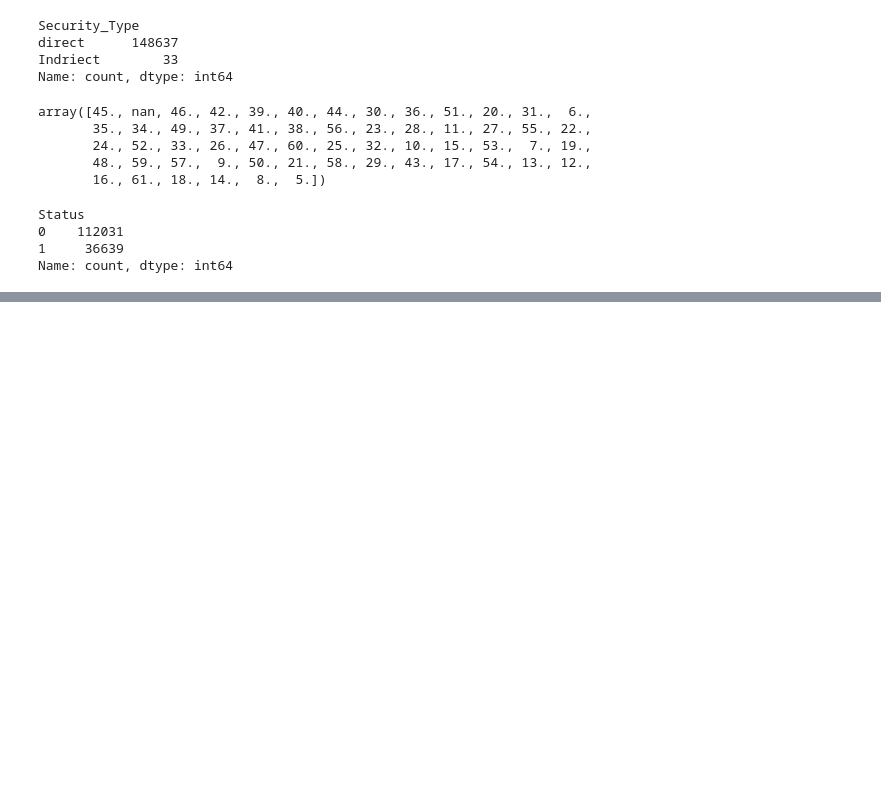
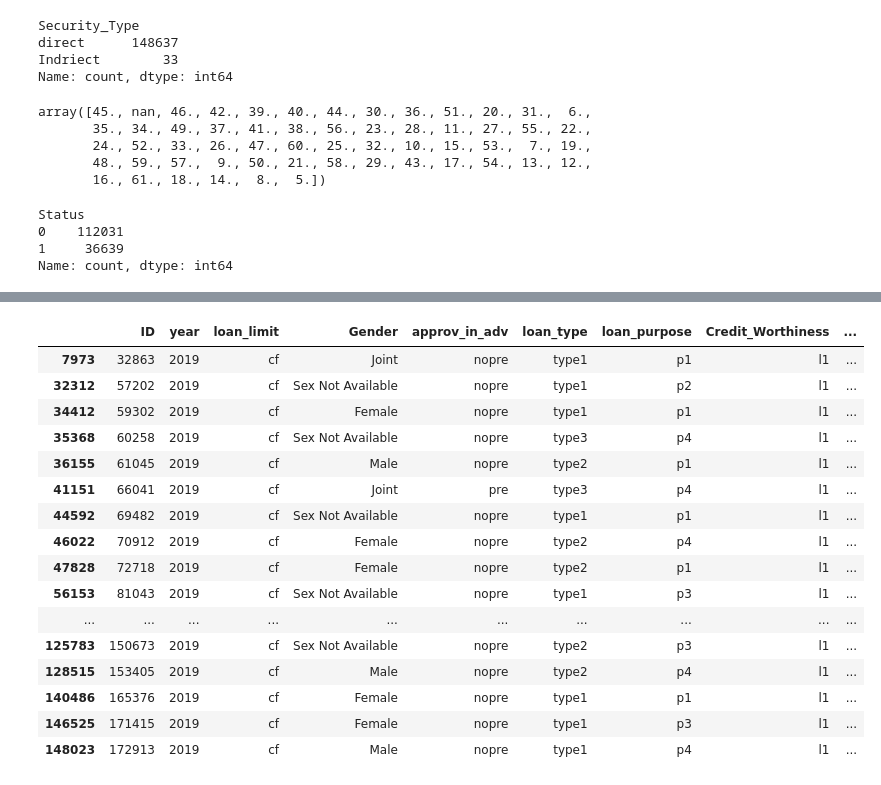
Before and after one commit to fernandobrancher/project_machine_learning_iii, a Jupyter notebook: exploring_dataset.ipynb, the cells around one changed output, grey strips where cells are left out. Cells and saved outputs as stored; diff of their text form; code cells hidden in the pictures; blank space fills up the shorter version.

```diff
--- a/exploring_dataset.ipynb
+++ b/exploring_dataset.ipynb
@@ -332,0 +355,20 @@ Name: count, dtype: int64
+# %%
+df[df["construction_type"] == "mh"]
+# %% [output]
+|  | ID | year | loan_limit | Gender | approv_in_adv | loan_type | loan_purpose | Credit_Worthiness | ... |
+| 7973 | 32863 | 2019 | cf | Joint | nopre | type1 | p1 | l1 | ... |
+| 32312 | 57202 | 2019 | cf | Sex Not Available | nopre | type1 | p2 | l1 | ... |
+| 34412 | 59302 | 2019 | cf | Female | nopre | type1 | p1 | l1 | ... |
+| 35368 | 60258 | 2019 | cf | Sex Not Available | nopre | type3 | p4 | l1 | ... |
+| 36155 | 61045 | 2019 | cf | Male | nopre | type2 | p1 | l1 | ... |
+| 41151 | 66041 | 2019 | cf | Joint | pre | type3 | p4 | l1 | ... |
+| 44592 | 69482 | 2019 | cf | Sex Not Available | nopre | type1 | p1 | l1 | ... |
+| 46022 | 70912 | 2019 | cf | Female | nopre | type2 | p4 | l1 | ... |
+| 47828 | 72718 | 2019 | cf | Female | nopre | type2 | p1 | l1 | ... |
+| 56153 | 81043 | 2019 | cf | Sex Not Available | nopre | type1 | p3 | l1 | ... |
+| ... | ... | ... | ... | ... | ... | ... | ... | ... | ... |
+| 125783 | 150673 | 2019 | cf | Sex Not Available | nopre | type2 | p3 | l1 | ... |
+| 128515 | 153405 | 2019 | cf | Male | nopre | type2 | p4 | l1 | ... |
+| 140486 | 165376 | 2019 | cf | Female | nopre | type1 | p1 | l1 | ... |
+| 146525 | 171415 | 2019 | cf | Female | nopre | type1 | p3 | l1 | ... |
+| 148023 | 172913 | 2019 | cf | Male | nopre | type1 | p4 | l1 | ... |
```
Also changed, not shown: parts of 1 cell of this notebook, 1 other file.
